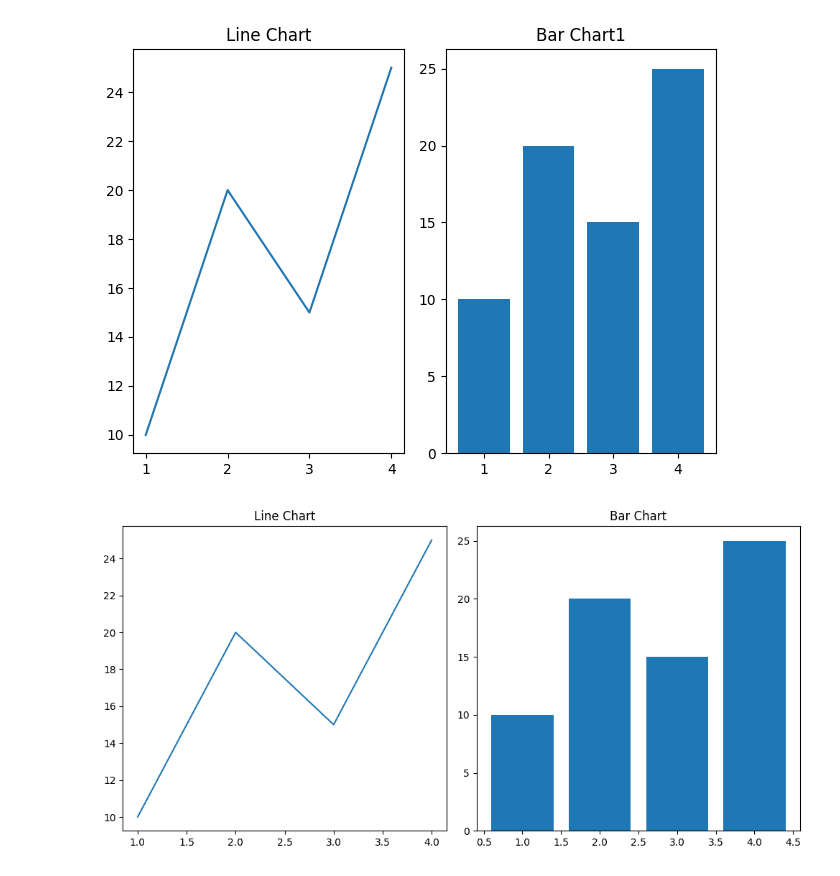
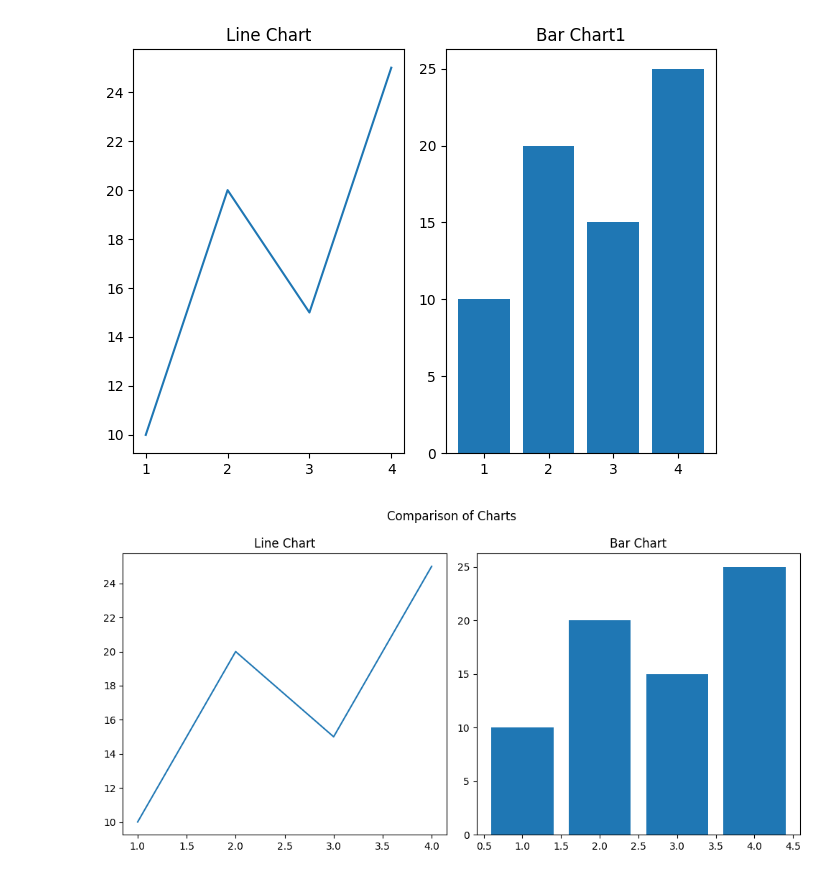
Before and after one commit to Smkale2232/matplotlib_project, a Jupyter notebook: adjustments.ipynb, the cells around one changed output. Cells and saved outputs as stored; diff of their text form; code cells hidden in the pictures.

```diff
--- a/adjustments.ipynb
+++ b/adjustments.ipynb
@@ -19,18 +19,18 @@ plt.show()
 # %%
 fig, ax = plt.subplots(1, 2, figsize=(10, 5))
 
 x = [1, 2, 3, 4]
 y = [10, 20, 15, 25]
 
 ax[0].plot(x, y)
 ax[0].set_title('Line Chart')
 
 ax[1].bar(x, y)
 ax[1].set_title('Bar Chart')
 
-fig, ax = plt.subplots(2, 1, sharex=(True))
+fig.suptitle('Comparison of Charts')
 
 plt.tight_layout()
 plt.show()
 # %% [output]
-[figure, old version]
+[figure, new version]
```
